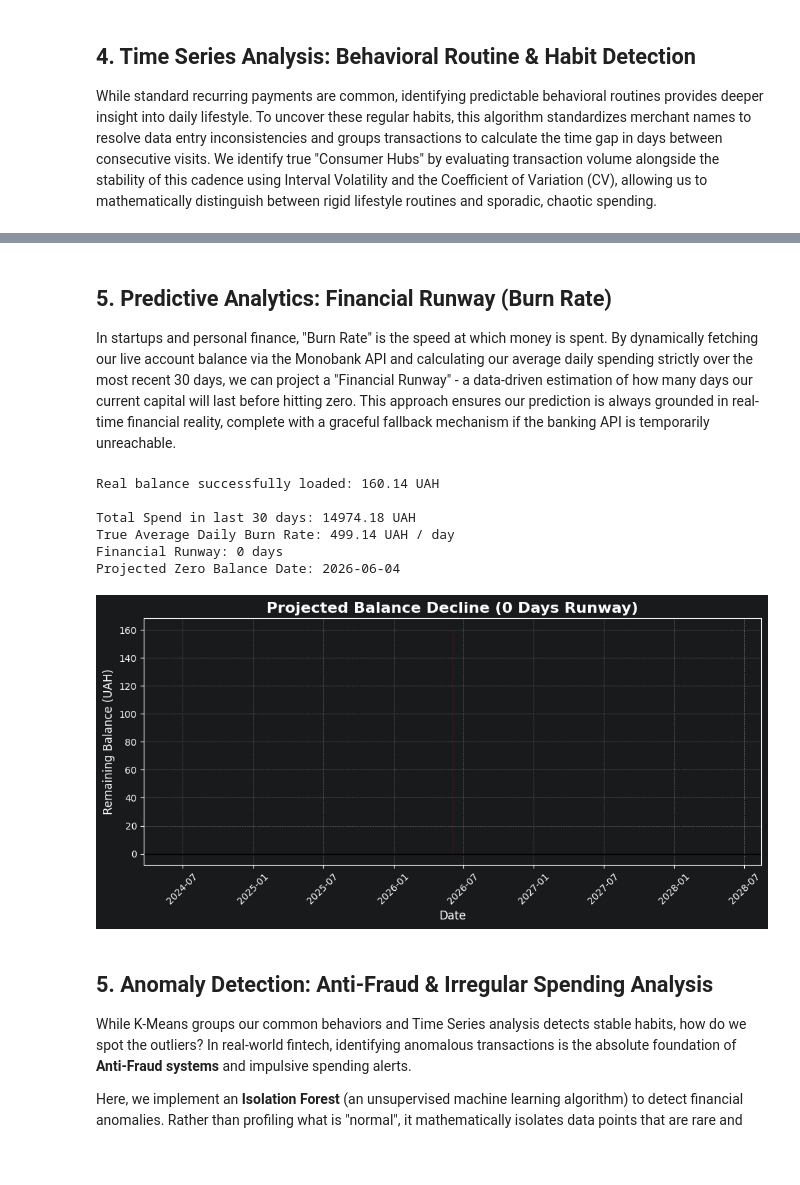
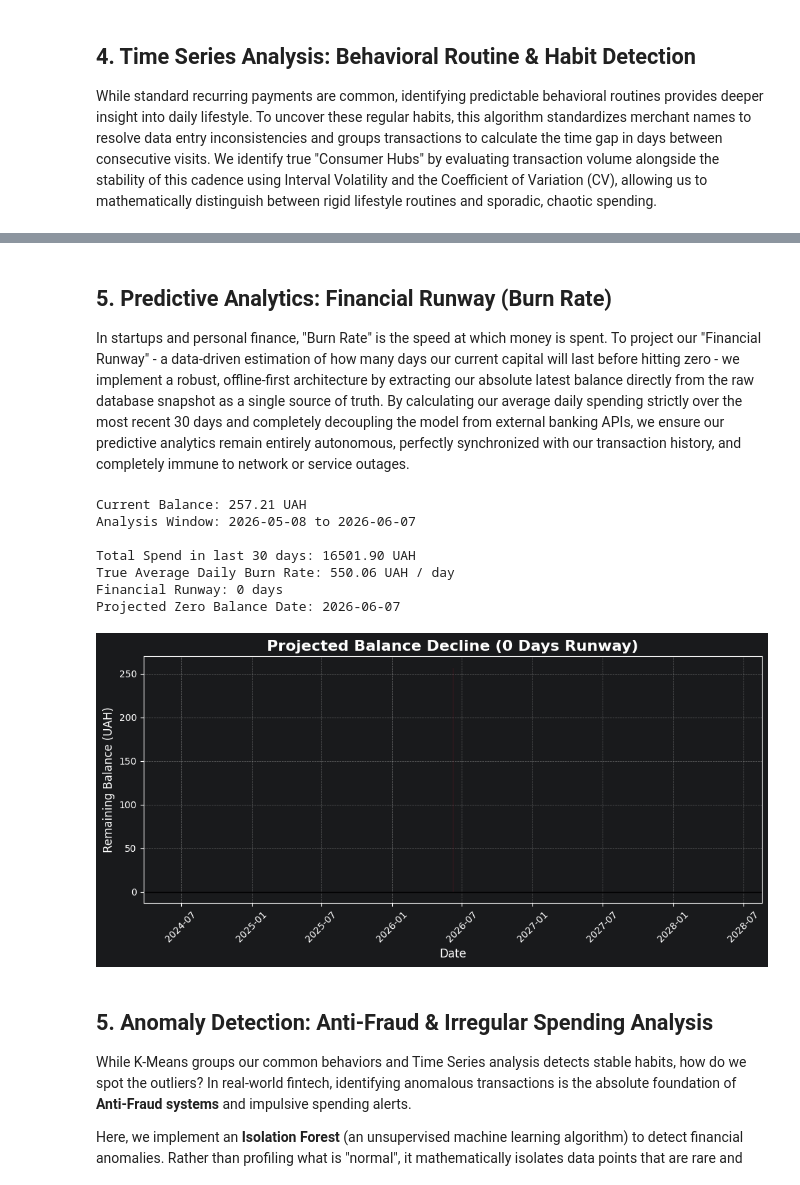
Before and after one commit to artpol1105/monobank_finance_xray, a Jupyter notebook: notebooks/02_machine_learning.ipynb, the cells around one changed output, grey strips where cells are left out. Drawn from its saved outputs; the diff is of its cells as text; code cells hidden in the pictures; blank space fills up the shorter version.

Commit message:
switch Runway calculation to offline-first DB architecture

```diff
--- a/notebooks/02_machine_learning.ipynb
+++ b/notebooks/02_machine_learning.ipynb
@@ -9,8 +9,7 @@ import pandas as pd
 import numpy as np
 import matplotlib.pyplot as plt
 import seaborn as sns
-from dotenv import load_dotenv, find_dotenv
-import requests
+from dotenv import load_dotenv
 import datetime
 
 
@@ -23,10 +22,14 @@ from src.database import engine
 
 load_dotenv('../.env')
 
-query = "SELECT * FROM transactions WHERE amount < 0 ORDER BY time"
-df = pd.read_sql(query, engine)
+query = "SELECT * FROM transactions ORDER BY time"
+df_raw = pd.read_sql(query, engine)
+
+print(f"Loaded {len(df_raw)} TOTAL transactions from Database.")
+
+df = df_raw[df_raw['amount'] < 0].copy()
 
 df['amount'] = df['amount'].abs()
 
-print(f"Loaded {len(df)} expense transactions for Machine Learning!")
+print(f"Filtered {len(df)} expense transactions for Machine Learning!")
 # %% [output]
@@ -195,86 +199,58 @@ Consumer Hubs & Behavioral Routines Analysis:
 # %% [markdown]
 ## 5. Predictive Analytics: Financial Runway (Burn Rate)
 
-In startups and personal finance, "Burn Rate" is the speed at which money is spent. By dynamically fetching our live account balance via the Monobank API and calculating our average daily spending strictly over the most recent 30 days, we can project a "Financial Runway" - a data-driven estimation of how many days our current capital will last before hitting zero. This approach ensures our prediction is always grounded in real-time financial reality, complete with a graceful fallback mechanism if the banking API is temporarily unreachable.
+In startups and personal finance, "Burn Rate" is the speed at which money is spent. To project our "Financial Runway" - a data-driven estimation of how many days our current capital will last before hitting zero - we implement a robust, offline-first architecture by extracting our absolute latest balance directly from the raw database snapshot as a single source of truth. By calculating our average daily spending strictly over the most recent 30 days and completely decoupling the model from external banking APIs, we ensure our predictive analytics remain entirely autonomous, perfectly synchronized with our transaction history, and completely immune to network or service outages.
 # %%
-load_dotenv(find_dotenv())
+latest_idx = df_raw['time'].idxmax()
+CURRENT_BALANCE = df_raw.loc[latest_idx, 'balance']
 
-try:
-    mono_token = os.environ.get('MONOBANK_API_TOKEN')
-    target_account_id = os.environ.get('MONOBANK_ACCOUNT_ID')
+today_date = pd.Timestamp.now().normalize()
+start_date = today_date - pd.Timedelta(days=30)
 
-    if not mono_token:
-        raise ValueError("Токен не знайдено!")
+print(f"Current Balance: {CURRENT_BALANCE} UAH")
+print(f"Analysis Window: {start_date.date()} to {today_date.date()}")
 
-    headers = {'X-Token': mono_token}
-    response = requests.get('https://api.monobank.ua/personal/client-info', headers=headers)
-    response.raise_for_status()
-    client_info = response.json()
-
-    real_balance = None
-
-    if target_account_id:
-        for account in client_info['accounts']:
-            if account['id'] == target_account_id:
-                real_balance = account['balance'] / 100.0
-                break
-
-    if real_balance is None:
-        raise ValueError(f"Рахунок з ID {target_account_id} не знайдено серед твоїх карток!")
-
-    CURRENT_BALANCE = real_balance
-    print(f"Real balance successfully loaded: {CURRENT_BALANCE} UAH")
-
-except Exception as e:
-    print(f"⚠Error fetching real balance from API: {e}")
-    print("Switching to fallback test balance.")
-    CURRENT_BALANCE = 10000.0
-
-last_date = df_ml['time'].max()
-end_date = pd.Timestamp.now().normalize() - pd.Timedelta(days=1)
-start_date = end_date - pd.Timedelta(days=29)
-
-recent_df = df_ml[(df_ml['time'] >= start_date) & (df_ml['time'] <= end_date + pd.Timedelta(days=1) - pd.Timedelta(seconds=1))]
+recent_df = df_ml[(df_ml['time'] >= start_date) & (df_ml['time'] < today_date + pd.Timedelta(days=1))]
 
 total_spend_30_days = recent_df['amount'].sum()
 avg_daily_burn = total_spend_30_days / 30.0
 
 if avg_daily_burn > 0:
     runway_days = int(CURRENT_BALANCE / avg_daily_burn)
 
-    today_date = pd.Timestamp.now().normalize()
     zero_cash_date = today_date + pd.Timedelta(days=runway_days)
 
     print(f"\nTotal Spend in last 30 days: {total_spend_30_days:.2f} UAH")
     print(f"True Average Daily Burn Rate: {avg_daily_burn:.2f} UAH / day")
     print(f"Financial Runway: {runway_days} days")
     print(f"Projected Zero Balance Date: {zero_cash_date.date()}")
 
-    future_dates = [last_date.date() + datetime.timedelta(days=i) for i in range(runway_days + 1)]
+    future_dates = [today_date.date() + datetime.timedelta(days=i) for i in range(runway_days + 1)]
     projected_balances = [CURRENT_BALANCE - (avg_daily_burn * i) for i in range(runway_days + 1)]
 
     plt.figure(figsize=(10, 5))
     plt.plot(future_dates, projected_balances, color='crimson', linewidth=2, linestyle='-')
     plt.fill_between(future_dates, projected_balances, 0, color='crimson', alpha=0.15)
 
     plt.title(f"Projected Balance Decline ({runway_days} Days Runway)", fontsize=16, fontweight='bold')
     plt.xlabel("Date", fontsize=12)
     plt.ylabel("Remaining Balance (UAH)", fontsize=12)
     plt.axhline(0, color='black', linewidth=1)
     plt.grid(True, linestyle='--', alpha=0.5)
     plt.xticks(rotation=45)
     plt.tight_layout()
     plt.show()
 else:
-    print("Not enough recent expenses to calculate a valid burn rate.")
+    print("Not enough recent expenses to calculate a valid burn rate (Burn rate is 0).")
 # %% [output]
-Real balance successfully loaded: 160.14 UAH
+Current Balance: 257.21 UAH
+Analysis Window: 2026-05-08 to 2026-06-07
 
-Total Spend in last 30 days: 14974.18 UAH
-True Average Daily Burn Rate: 499.14 UAH / day
+Total Spend in last 30 days: 16501.90 UAH
+True Average Daily Burn Rate: 550.06 UAH / day
 Financial Runway: 0 days
-Projected Zero Balance Date: 2026-06-04
+Projected Zero Balance Date: 2026-06-07
-[figure, old version]
+[figure, new version]
 # %% [markdown]
 ## 5. Anomaly Detection: Anti-Fraud & Irregular Spending Analysis
 
```
Also changed, not shown: parts of 6 cells of this notebook.
